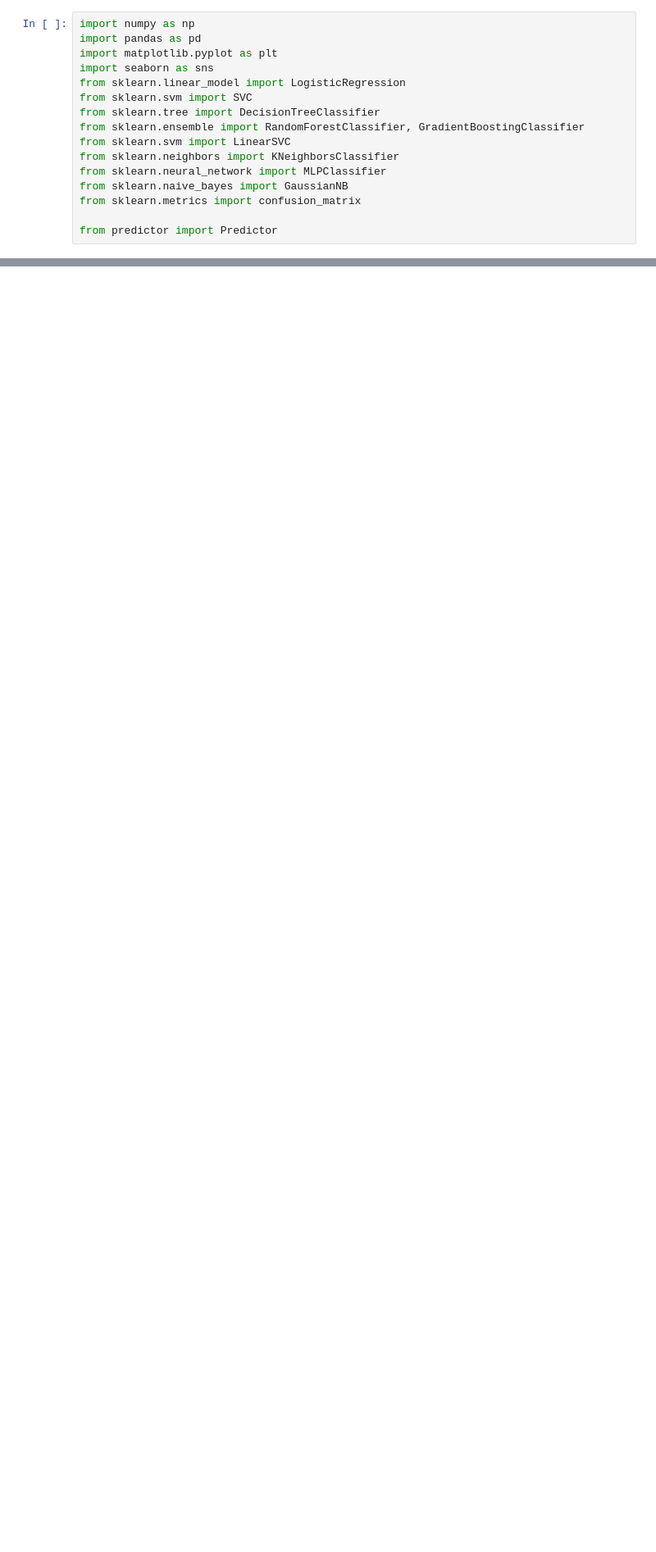
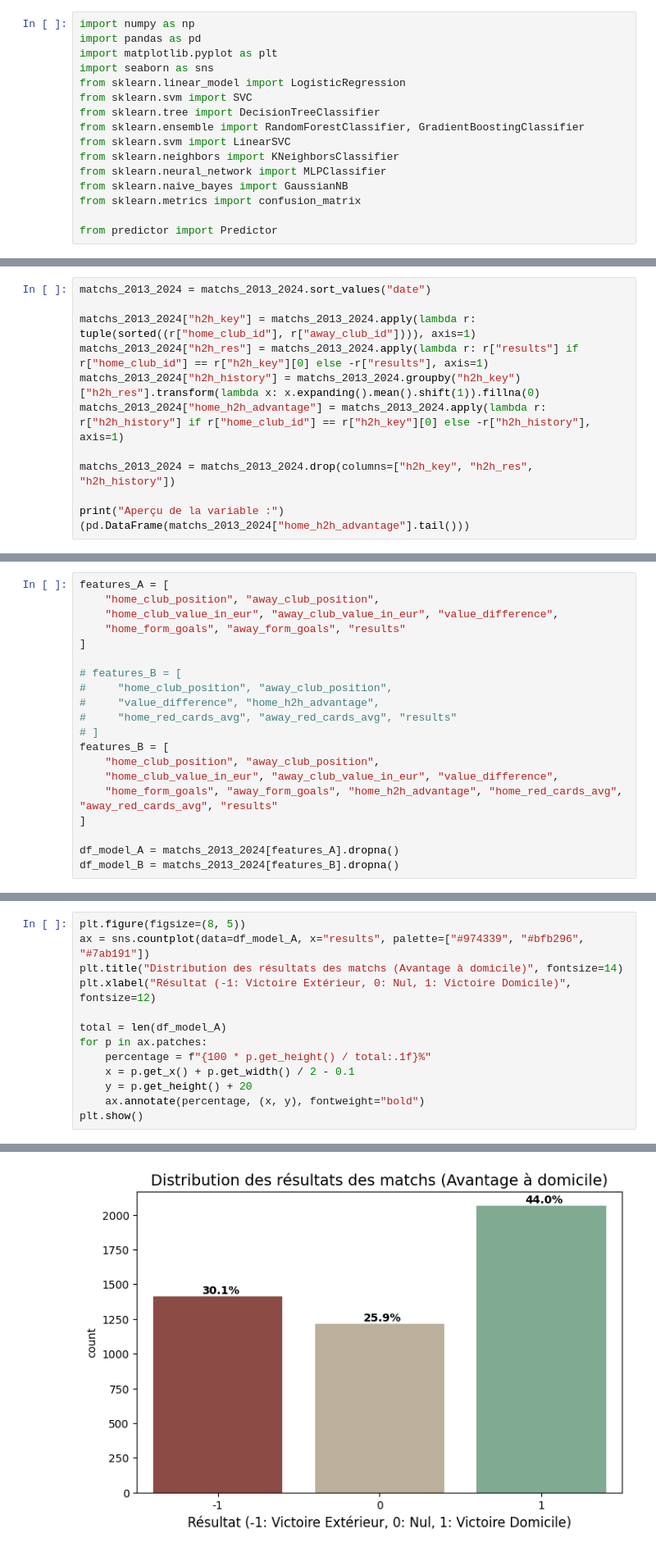
Before and after one commit to massieuxalexandre/Ligue1-Matchs-Predictions, a Jupyter notebook: main.ipynb, the cells around one changed output, grey strips where cells are left out. Shown at 82% size. Saved outputs shown, nothing was run; the diff lists cells and outputs as text; blank space fills up the shorter version.

Commit message:
ajout variable cartons rouges, tests avec et sans cette variable pour comparer

```diff
--- a/main.ipynb
+++ b/main.ipynb
@@ -521,0 +147,12 @@ weighted avg       0.56      0.53      0.54       939
+# %%
+matchs_2013_2024 = matchs_2013_2024.sort_values("date")
+
+matchs_2013_2024["h2h_key"] = matchs_2013_2024.apply(lambda r: tuple(sorted((r["home_club_id"], r["away_club_id"]))), axis=1)
+matchs_2013_2024["h2h_res"] = matchs_2013_2024.apply(lambda r: r["results"] if r["home_club_id"] == r["h2h_key"][0] else -r["results"], axis=1)
+matchs_2013_2024["h2h_history"] = matchs_2013_2024.groupby("h2h_key")["h2h_res"].transform(lambda x: x.expanding().mean().shift(1)).fillna(0)
+matchs_2013_2024["home_h2h_advantage"] = matchs_2013_2024.apply(lambda r: r["h2h_history"] if r["home_club_id"] == r["h2h_key"][0] else -r["h2h_history"], axis=1)
+
+matchs_2013_2024 = matchs_2013_2024.drop(columns=["h2h_key", "h2h_res", "h2h_history"])
+
+print("Aperçu de la variable :")
+(pd.DataFrame(matchs_2013_2024["home_h2h_advantage"].tail()))
@@ -521,0 +191,20 @@ weighted avg       0.56      0.53      0.54       939
+# %%
+features_A = [
+    "home_club_position", "away_club_position",
+    "home_club_value_in_eur", "away_club_value_in_eur", "value_difference",
+    "home_form_goals", "away_form_goals", "results"
+]
+
+# features_B = [
+#     "home_club_position", "away_club_position",
+#     "value_difference", "home_h2h_advantage",
+#     "home_red_cards_avg", "away_red_cards_avg", "results"
+# ]
+features_B = [
+    "home_club_position", "away_club_position",
+    "home_club_value_in_eur", "away_club_value_in_eur", "value_difference",
+    "home_form_goals", "away_form_goals", "home_h2h_advantage", "home_red_cards_avg", "away_red_cards_avg", "results"
+]
+
+df_model_A = matchs_2013_2024[features_A].dropna()
+df_model_B = matchs_2013_2024[features_B].dropna()
@@ -521,0 +217,14 @@ weighted avg       0.56      0.53      0.54       939
+# %%
+plt.figure(figsize=(8, 5))
+ax = sns.countplot(data=df_model_A, x="results", palette=["#974339", "#bfb296", "#7ab191"])
+plt.title("Distribution des résultats des matchs (Avantage à domicile)", fontsize=14)
+plt.xlabel("Résultat (-1: Victoire Extérieur, 0: Nul, 1: Victoire Domicile)", fontsize=12)
+
+total = len(df_model_A)
+for p in ax.patches:
+    percentage = f"{100 * p.get_height() / total:.1f}%"
+    x = p.get_x() + p.get_width() / 2 - 0.1
+    y = p.get_height() + 20
+    ax.annotate(percentage, (x, y), fontweight="bold")
+plt.show()
+# %% [output]
@@ -521,0 +234 @@ weighted avg       0.56      0.53      0.54       939
+[figure, added]
```
Also changed, not shown: parts of 78 cells of this notebook, 1 other file.
